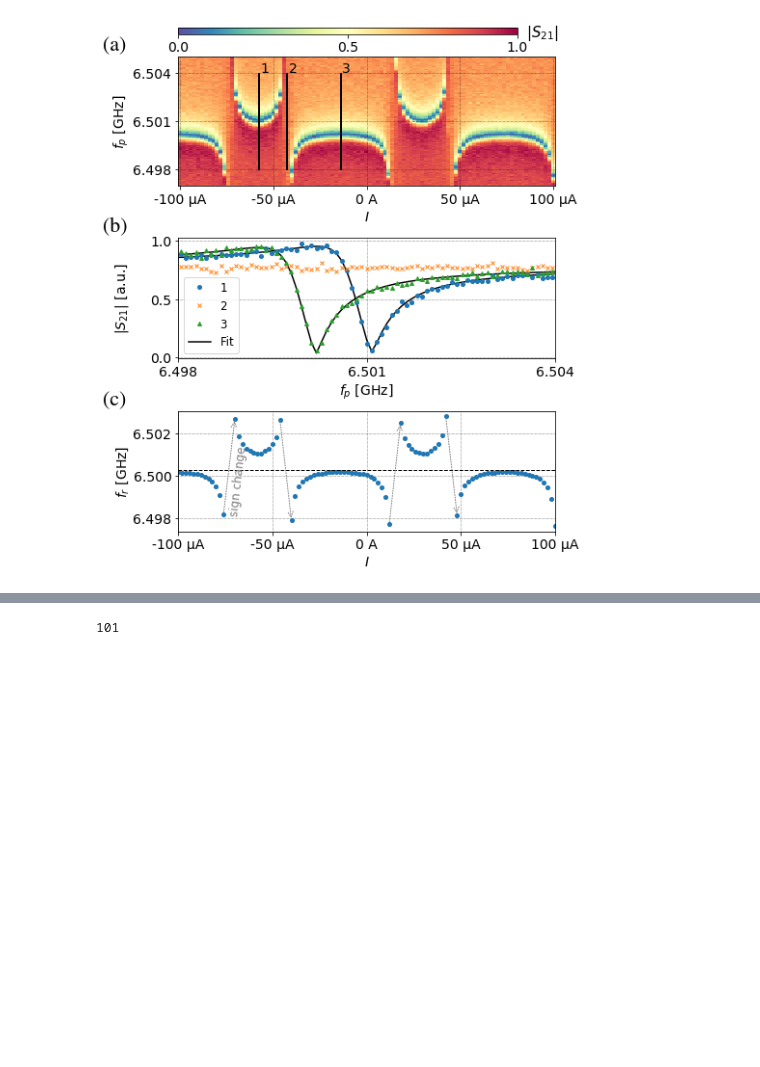
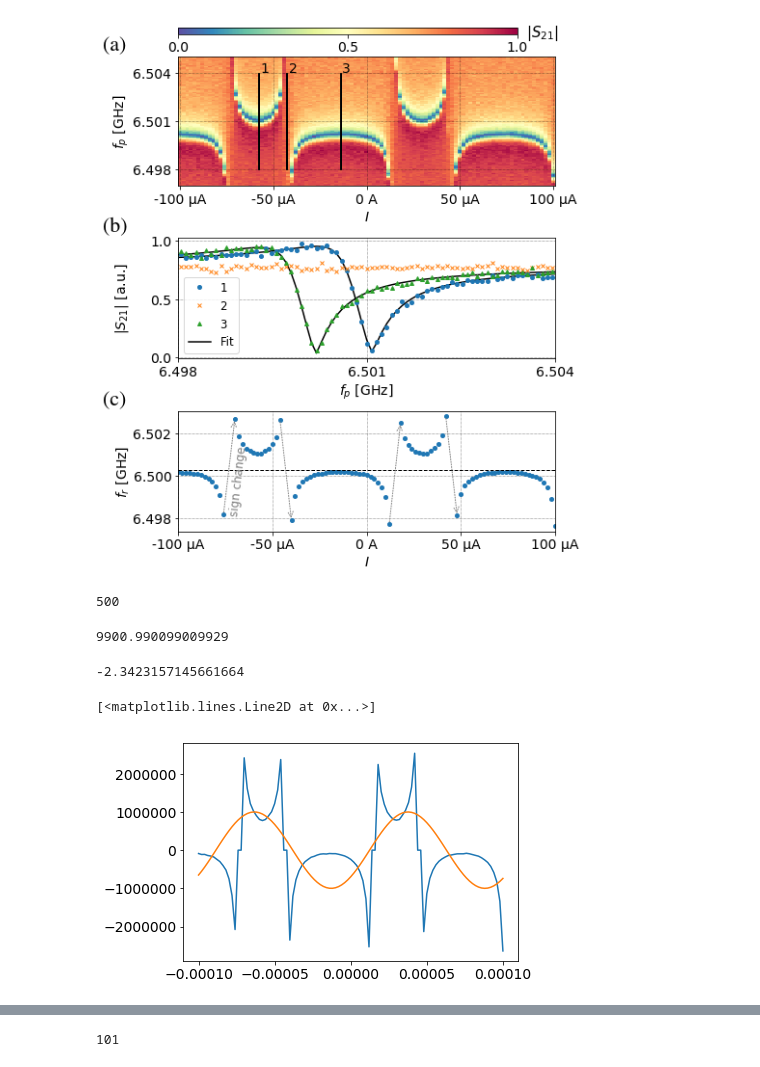
Before and after one commit to vdrhtc/Computer-vision-paper, a Jupyter notebook: Plots.ipynb, the cells around one changed output, grey strips where cells are left out. Cells and saved outputs as stored; diff of their text form; code cells hidden in the pictures; blank space fills up the shorter version.

```diff
--- a/Plots.ipynb
+++ b/Plots.ipynb
@@ -318,3 +318,23 @@ plt.savefig("../Pictures/anti_subplots.pdf", bbox_inches="tight", dpi=600)
 'STIX-Regular.otf' can not be subsetted into a Type 3 font. The entire font will be embedded in the output.
 'STIX-Regular.otf' can not be subsetted into a Type 3 font. The entire font will be embedded in the output.
 [figure]
+# %%
+argmin(freqs-10500)
+# %% [output]
+500
+# %%
+f = freqs[argmax(abs(fft_image))]
+f
+# %% [output]
+9900.990099009929
+# %%
+phi = angle(fft_image)[argmin(abs(freqs-f))]
+phi
+# %% [output]
+-2.3423157145661664
+# %%
+plot(ao._curs, data)
+plot(ao._curs, 1e6*cos(phi+2*pi*f*ao._curs))
+# %% [output]
+[<matplotlib.lines.Line2D at 0x...>]
+[figure, added]
```
Also changed, not shown: parts of 1 cell of this notebook, 2 other files.
